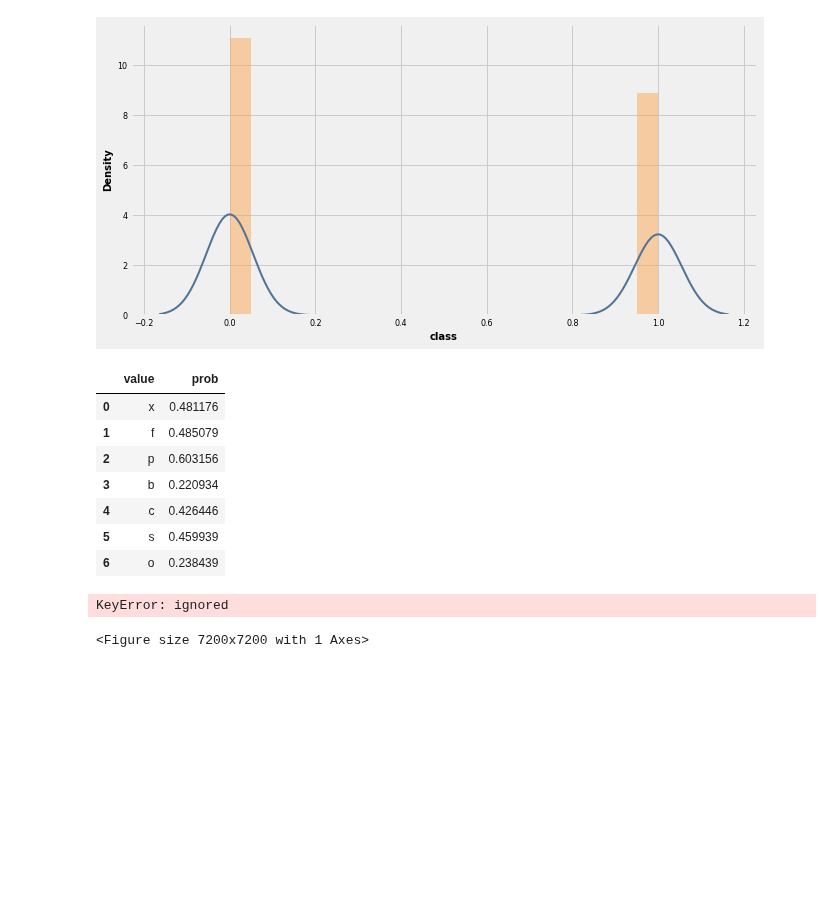
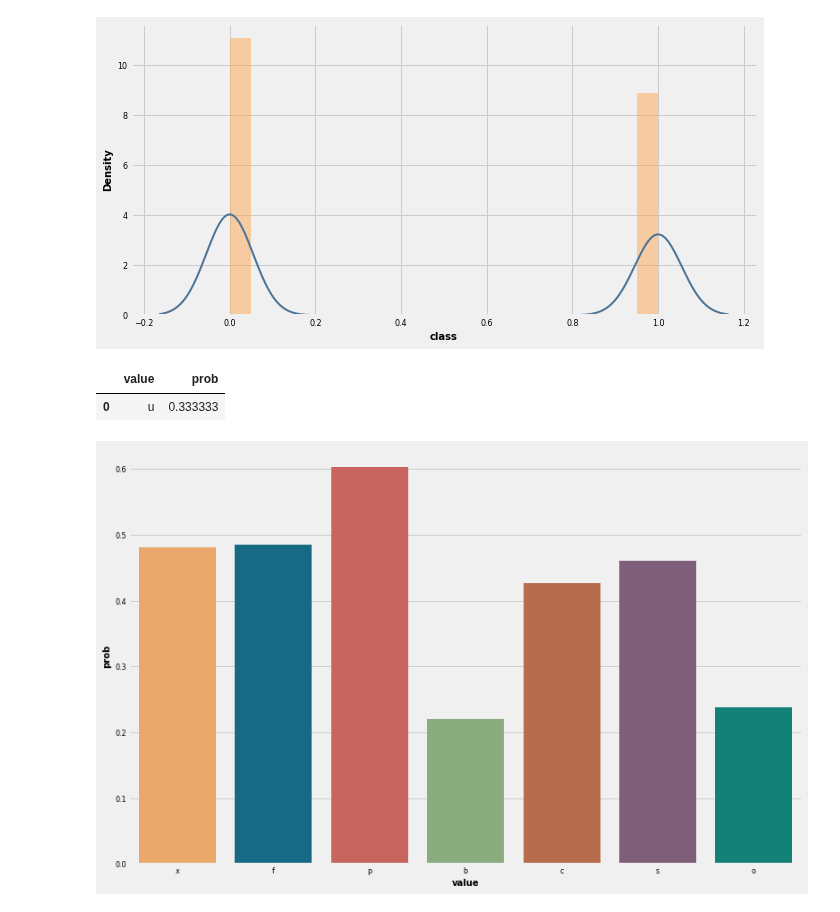
Before and after one commit to msalvati1997/mushrooms_classificator, a Jupyter notebook: mushroom.ipynb, the cells around one changed output. Drawn from its saved outputs; the diff is of its cells as text; code cells hidden in the pictures; blank space fills up the shorter version.

```diff
--- a/mushroom.ipynb
+++ b/mushroom.ipynb
@@ -143,23 +145,16 @@ def cond_prob(feature):
     return pd.DataFrame(p, columns=['value','prob'])
 # %%
 #Probabilità che un fungo sia commestibile a partire dalla cap-shape
-cp = cond_prob('cap-shape')
+cp = cond_prob('veil-type')
 cp
 # %% [output]
 |  | value | prob |
-| 0 | x | 0.481176 |
-| 1 | f | 0.485079 |
-| 2 | p | 0.603156 |
-| 3 | b | 0.220934 |
-| 4 | c | 0.426446 |
-| 5 | s | 0.459939 |
-| 6 | o | 0.238439 |
+| 0 | u | 0.333333 |
 # %%
 #Documentazione: https://seaborn.pydata.org/generated/seaborn.barplot.html
 cp = cond_prob('cap-shape')
-fig = plt.figure(figsize=(100, 100))
+fig = plt.figure(figsize=(12, 8))
 sns.barplot(data=cp, x=cp.columns[0], y=cp.columns[1])
 plt.show()
 # %% [output]
-KeyError: ignored
-<Figure size 7200x7200 with 1 Axes>
+[figure, added]
```
Also changed, not shown: parts of 9 cells of this notebook.
